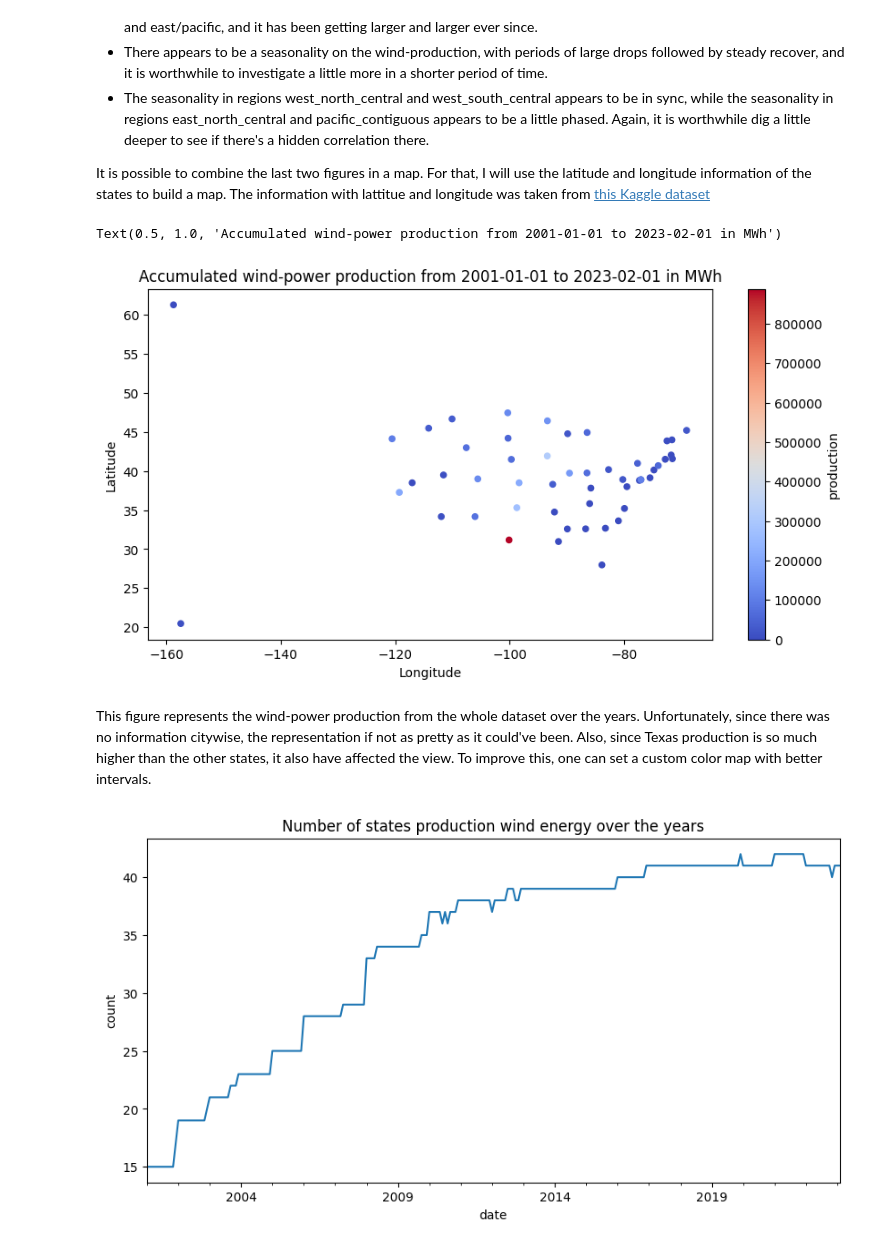
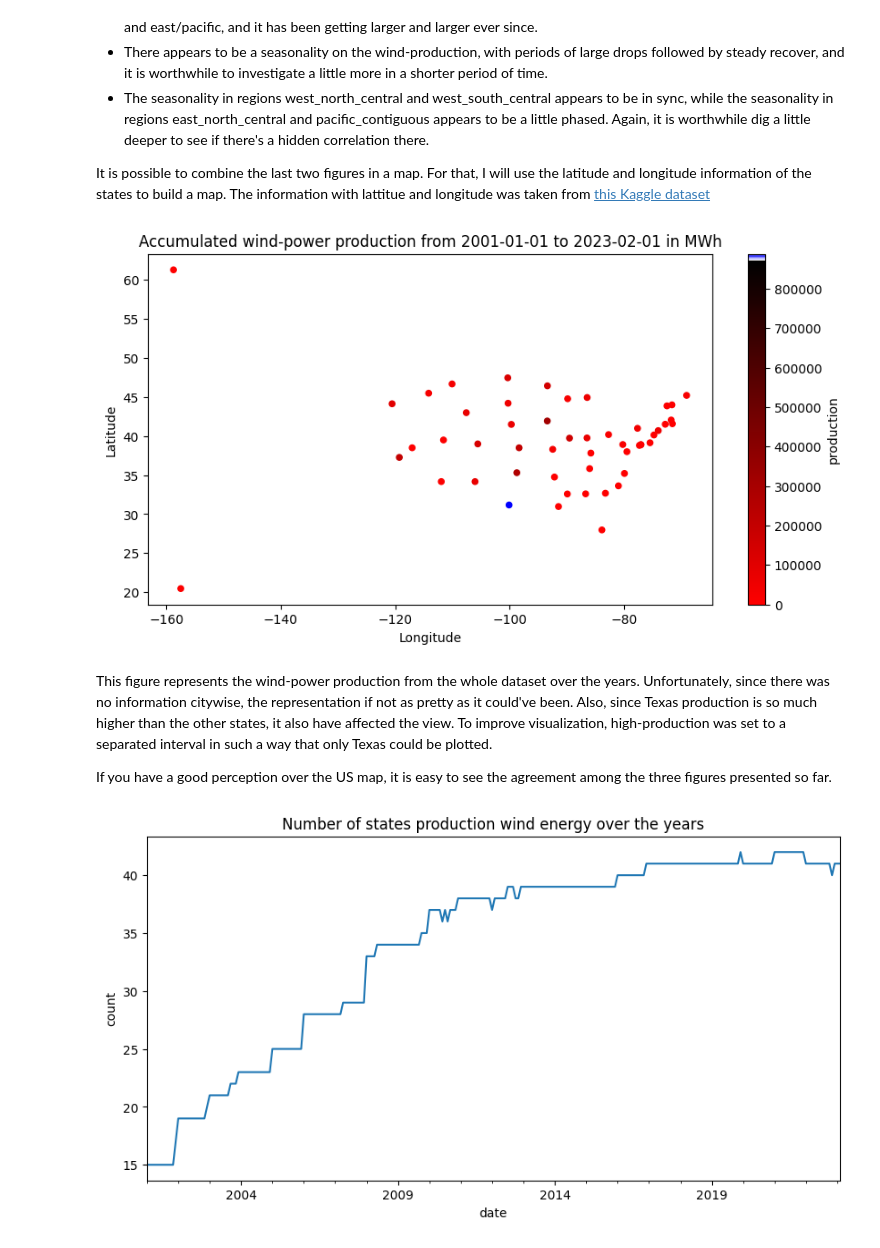
Before and after one commit to abasilio91/DS-wind_production_US, a Jupyter notebook: wind-power-production-statistical-study.ipynb, the cells around one changed output. Saved outputs shown, nothing was run; the diff lists cells and outputs as text; code cells hidden in the pictures.

Commit message:
colormap visualization of production over US map

```diff
--- a/wind-power-production-statistical-study.ipynb
+++ b/wind-power-production-statistical-study.ipynb
@@ -455,14 +458,36 @@ us_wind_per_state = us_map.merge(df, on='state', how='inner')
+# %%
+from matplotlib.colors import ListedColormap
+
+def create_color_interval(N, init:list, end:list):
+    cmap = np.ones((N,4))
+    cmap[:, 0] = np.linspace(init[0]/256, end[0]/256, N)
+    cmap[:, 1] = np.linspace(init[1]/256, end[1]/256, N)
+    cmap[:, 2] = np.linspace(init[2]/256, end[2]/256, N)
+
+    return cmap
+
+#Creating a cmap for each percentile of the production data
+
+interval1 = us_wind_per_state.query('0 <= production <= 550000').size
+interval2 = us_wind_per_state.query('800000 <= production == production.max()').size
+
+cmap_interval1 = create_color_interval(interval1, [255, 0, 0, 1], [1, 1, 1, 1]) #rgba colors
+cmap_interval2 = create_color_interval(interval2, [255, 255, 255, 1], [0, 0, 255, 1]) #rgba colors
+
+cmap = np.vstack((cmap_interval1, cmap_interval2))
+custom_cmap = ListedColormap(cmap)
 # %%
 us_wind_per_state.plot.scatter(y='Latitude', x='Longitude', figsize=(10,5),
                                c='production',
-                               cmap='coolwarm')
+                               cmap=custom_cmap)
 
-plt.title(f'Accumulated wind-power production from {oldest_entry.date()} to {most_recent_entry.date()} in MWh')
+plt.title(f'Accumulated wind-power production from {oldest_entry.date()} to {most_recent_entry.date()} in MWh');
 # %% [output]
-Text(0.5, 1.0, 'Accumulated wind-power production from 2001-01-01 to 2023-02-01 in MWh')
-[figure, old version]
+[figure, new version]
 # %% [markdown]
-This figure represents the wind-power production from the whole dataset over the years. Unfortunately, since there was no information citywise, the representation if not as pretty as it could've been. Also, since Texas production is so much higher than the other states, it also have affected the view. To improve this, one can set a custom color map with better intervals.
+This figure represents the wind-power production from the whole dataset over the years. Unfortunately, since there was no information citywise, the representation if not as pretty as it could've been. Also, since Texas production is so much higher than the other states, it also have affected the view. To improve visualization, high-production was set to a separated interval in such a way that only Texas could be plotted.
+
+If you have a good perception over the US map, it is easy to see the agreement among the three figures presented so far.
 # %%
 # How many states produce wind power in a specific moment in history?
 
```
Also changed, not shown: parts of 1 cell of this notebook.
